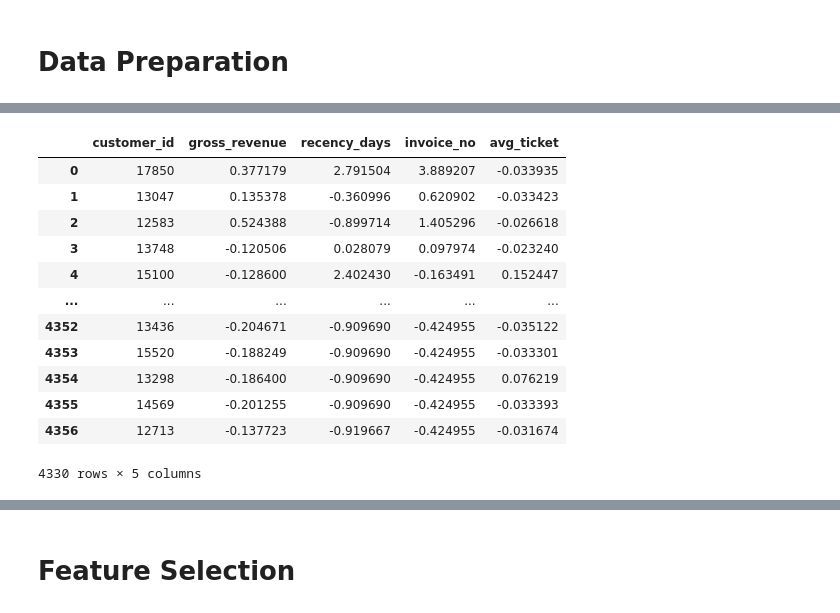
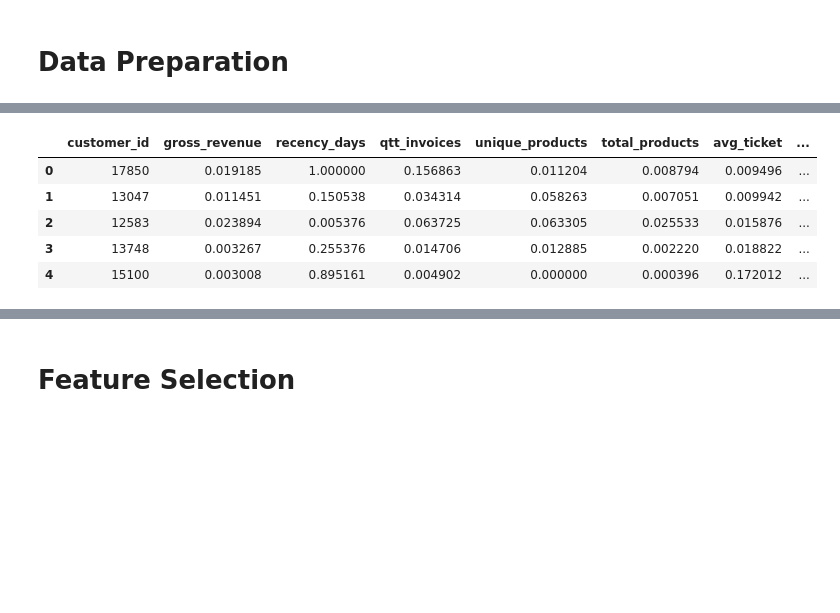
Before and after one commit to nortonvanz/Fidelity-Program, a Jupyter notebook: notebooks/4.0-nmv-end-to-end-fidelity-program-clustering.ipynb, the cells around one changed output, grey strips where cells are left out. Cells and saved outputs as stored; diff of their text form; code cells hidden in the pictures; blank space fills up the shorter version.

```diff
--- a/notebooks/4.0-nmv-end-to-end-fidelity-program-clustering.ipynb
+++ b/notebooks/4.0-nmv-end-to-end-fidelity-program-clustering.ipynb
@@ -781,3 +801,8 @@ df2 = df1.copy()
+# %%
+#1. Bad users: the person bought and  returned everything on the same day. This behavior does not contribute to our clustering, so let's remove this customer.
+
+#remove bad users:
+df2 = df2.loc[~df2['customer_id'].isin([16446, 15749]) ]
 # %% [markdown]
 ## Cathegorical Attributes
 # %% [markdown]
@@ -1817,0 +1836,6 @@ df_aux
+# %%
+df_aux = (df3_purchases[['customer_id','invoice_no','stock_code']].groupby('customer_id')
+                                .agg(n_purchases=('invoice_no','nunique'),
+                                     n_unique_products=('stock_code','nunique') )
+                                .reset_index() )
+df_aux
@@ -1874,7 +1908,6 @@ df_ref.shape
 # %% [markdown]
 # EDA
 # %%
-#df_ref.to_csv("../data/interim/cycle4/df_ref_feature_engineering_done.csv")
-#df4 = df_ref.copy()
-df4 = pd.read_csv("../data/interim/cycle4/df_ref_feature_engineering_done.csv", index_col=0)
-df4.head()
+df4 = df_ref.copy()
+df_ref.to_csv("../data/interim/cycle4/df4_feature_eng_done.csv")
+#df4 = pd.read_csv("../data/interim/cycle4/df_ref_feature_engineering_done.csv", index_col=0)
@@ -2014,28 +2366,28 @@ df5
 # %%
-#Standard Scaler, normalizing variables
-# ss = pp.StandardScaler()
+# reescaling with MinMaxScaler
+ss = pp.MinMaxScaler()
 
-# df5['gross_revenue'] = ss.fit_transform(df5[['gross_revenue']])
-# df5['recency_days'] = ss.fit_transform(df5[['recency_days']])
-# df5['invoice_no'] = ss.fit_transform(df5[['invoice_no']])
-# df5['avg_ticket'] = ss.fit_transform(df5[['avg_ticket']])
+df5['gross_revenue'] = ss.fit_transform(df5[['gross_revenue']])
+df5['recency_days'] = ss.fit_transform(df5[['recency_days']])
+df5['qtt_invoices'] = ss.fit_transform(df5[['qtt_invoices']])
+df5['unique_products'] = ss.fit_transform(df5[['unique_products']])
+df5['total_products'] = ss.fit_transform(df5[['total_products']])
+df5['avg_ticket'] = ss.fit_transform(df5[['avg_ticket']])
+df5['avg_recency'] = ss.fit_transform(df5[['avg_recency']])
+df5['daily_purchase_rate'] = ss.fit_transform(df5[['daily_purchase_rate']])
+df5['total_prod_returned'] = ss.fit_transform(df5[['total_prod_returned']])
+df5['avg_basket_size'] = ss.fit_transform(df5[['avg_basket_size']])
+df5['avg_unique_basket_size'] = ss.fit_transform(df5[['avg_unique_basket_size']])
 # %%
-#transformedb
-#df5
+#transformed
+df5.head()
 # %% [output]
-|  | customer_id | gross_revenue | recency_days | invoice_no | avg_ticket |
-| 0 | 17850 | 0.377179 | 2.791504 | 3.889207 | -0.033935 |
-| 1 | 13047 | 0.135378 | -0.360996 | 0.620902 | -0.033423 |
-| 2 | 12583 | 0.524388 | -0.899714 | 1.405296 | -0.026618 |
-| 3 | 13748 | -0.120506 | 0.028079 | 0.097974 | -0.023240 |
-| 4 | 15100 | -0.128600 | 2.402430 | -0.163491 | 0.152447 |
-| ... | ... | ... | ... | ... | ... |
-| 4352 | 13436 | -0.204671 | -0.909690 | -0.424955 | -0.035122 |
-| 4353 | 15520 | -0.188249 | -0.909690 | -0.424955 | -0.033301 |
-| 4354 | 13298 | -0.186400 | -0.909690 | -0.424955 | 0.076219 |
-| 4355 | 14569 | -0.201255 | -0.909690 | -0.424955 | -0.033393 |
-| 4356 | 12713 | -0.137723 | -0.919667 | -0.424955 | -0.031674 |
+|  | customer_id | gross_revenue | recency_days | qtt_invoices | unique_products | total_products | avg_ticket | ... |
+| 0 | 17850 | 0.019185 | 1.000000 | 0.156863 | 0.011204 | 0.008794 | 0.009496 | ... |
+| 1 | 13047 | 0.011451 | 0.150538 | 0.034314 | 0.058263 | 0.007051 | 0.009942 | ... |
+| 2 | 12583 | 0.023894 | 0.005376 | 0.063725 | 0.063305 | 0.025533 | 0.015876 | ... |
+| 3 | 13748 | 0.003267 | 0.255376 | 0.014706 | 0.012885 | 0.002220 | 0.018822 | ... |
+| 4 | 15100 | 0.003008 | 0.895161 | 0.004902 | 0.000000 | 0.000396 | 0.172012 | ... |
-4330 rows × 5 columns
 # %%
 #distribution kept, but new scale now
 sns.distplot(df5['gross_revenue']);
```
Also changed, not shown: parts of 115 cells of this notebook.
